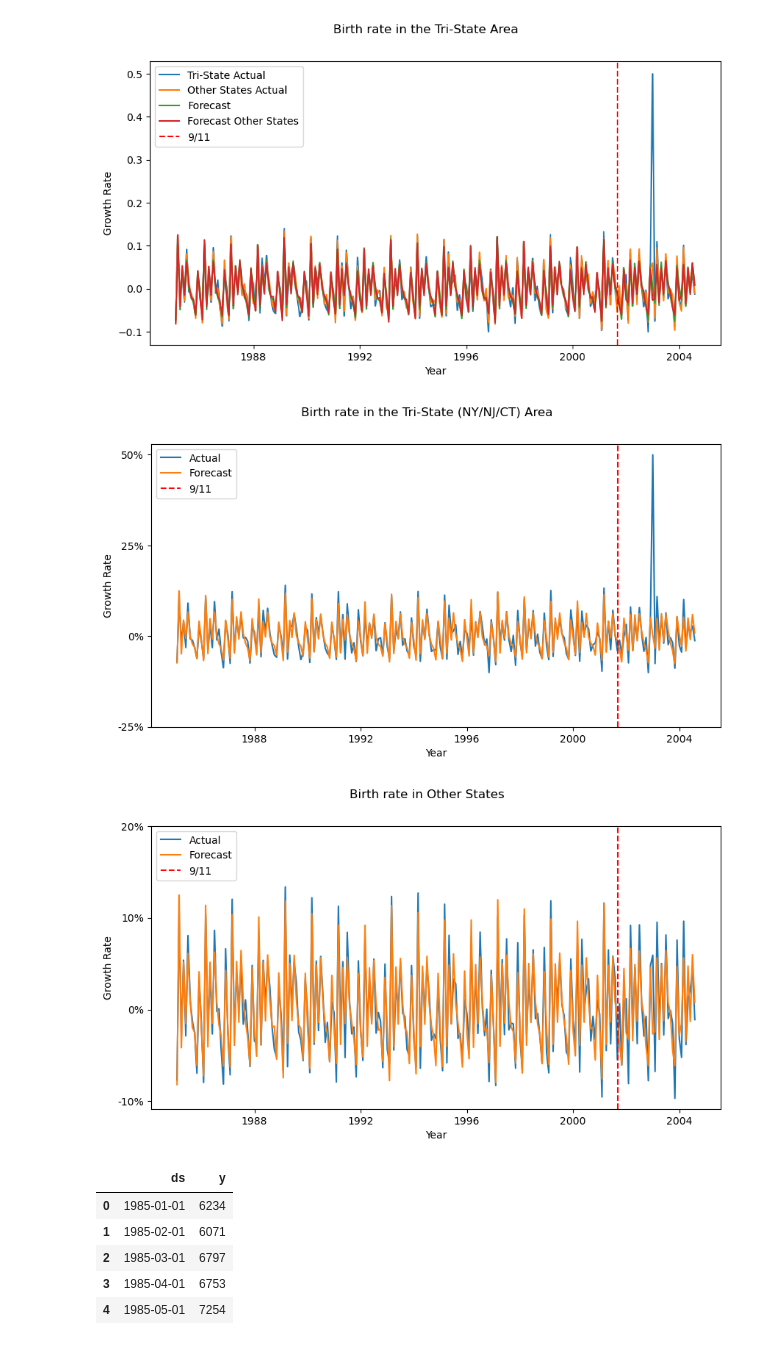
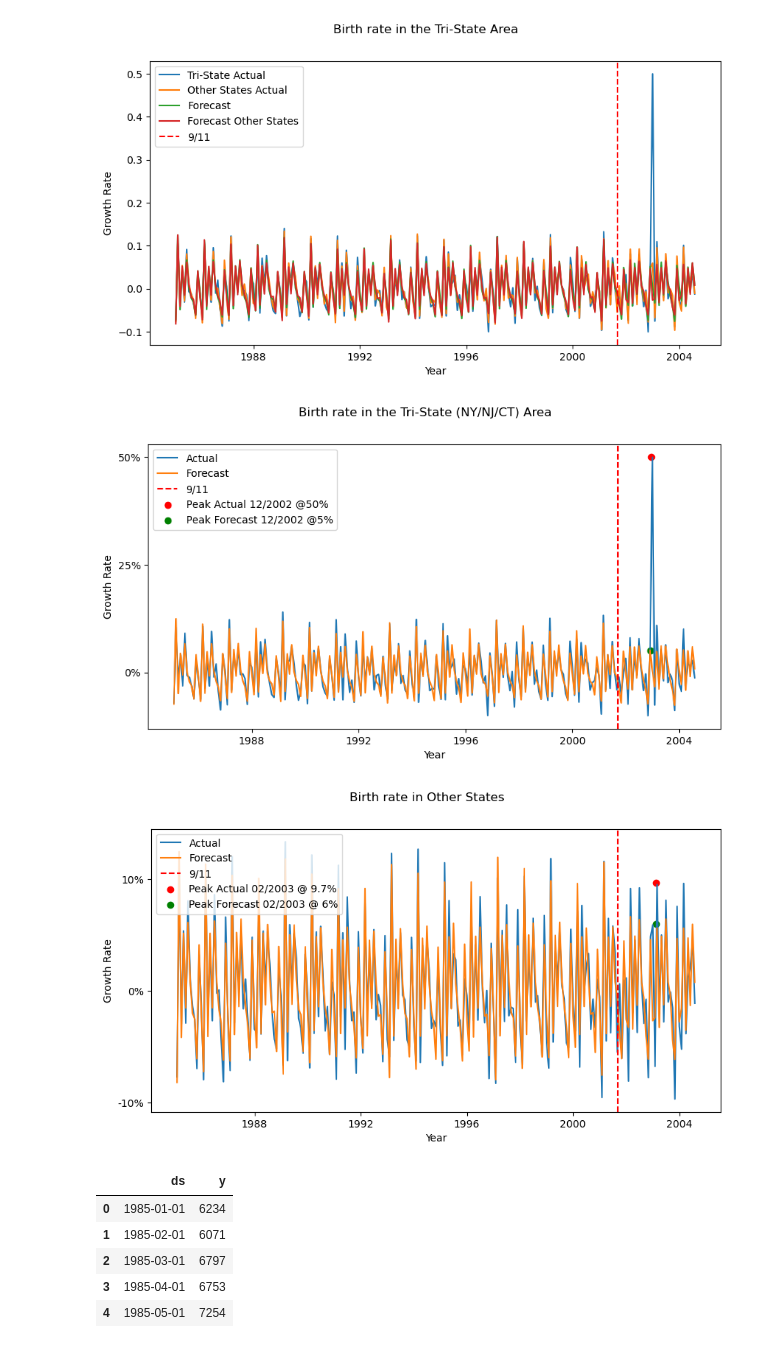
Before and after one commit to Aquamarine278/AI-Bootcamp-Project-1, a Jupyter notebook: birthdata_analysis.ipynb, the cells around one changed output. Saved outputs shown, nothing was run; the diff lists cells and outputs as text; code cells hidden in the pictures.

```diff
--- a/birthdata_analysis.ipynb
+++ b/birthdata_analysis.ipynb
@@ -726,18 +726,20 @@ plt.show()
 # %%
 # plot the actual and forecast growth for 911 data
 plt.figure(figsize=(10,5)).suptitle('Birth rate in the Tri-State (NY/NJ/CT) Area')
 plt.plot(tri_state_911_actual_df['ds'], tri_state_911_actual_df['growth'], label='Actual')
 plt.plot(forecast911['ds'], forecast911['growth'], label='Forecast')
 #Mark the 9/11 event
 event_date = pd.to_datetime('2001-09-11')
 plt.axvline(x=event_date, color='red', linestyle='--', label='9/11')
 plt.xlabel('Year')
 plt.ylabel('Growth Rate')
 plt.yticks(ticks=[-0.25, 0, 0.25, 0.5], labels=['-25%','0%', '25%', '50%' ])
+plt.scatter(pd.to_datetime('2002-12-18'), 0.50, color='red', label='Peak Actual 12/2002 @50%')
+plt.scatter(pd.to_datetime('2002-12-01'), 0.05, color='green', label='Peak Forecast 12/2002 @5%')
 plt.legend()
 plt.show()
 # %% [output]
-[figure, old version]
+[figure, new version]
 # %%
 # plot the actual and forecast growth for 911 data for other states
 plt.figure(figsize=(10,5)).suptitle('Birth rate in Other States')
@@ -749,10 +751,12 @@ plt.axvline(x=event_date, color='red', linestyle='--', label='9/11')
 plt.xlabel('Year')
 plt.ylabel('Growth Rate')
 plt.yticks(ticks=[-0.10, 0, 0.10, 0.20], labels=['-10%','0%', '10%', '20%' ])
+plt.scatter(pd.to_datetime('2003-02-15'), 0.097, color='red', label='Peak Actual 02/2003 @ 9.7%')
+plt.scatter(pd.to_datetime('2003-02-15'), 0.06, color='green', label='Peak Forecast 02/2003 @ 6%')
 plt.legend(loc='upper left')
 plt.show()
 # %% [output]
-[figure, old version]
+[figure, new version]
 # %%
 # KATRINA DATA
 # %%
```
Also changed, not shown: parts of 2 cells of this notebook, 12 other files.
